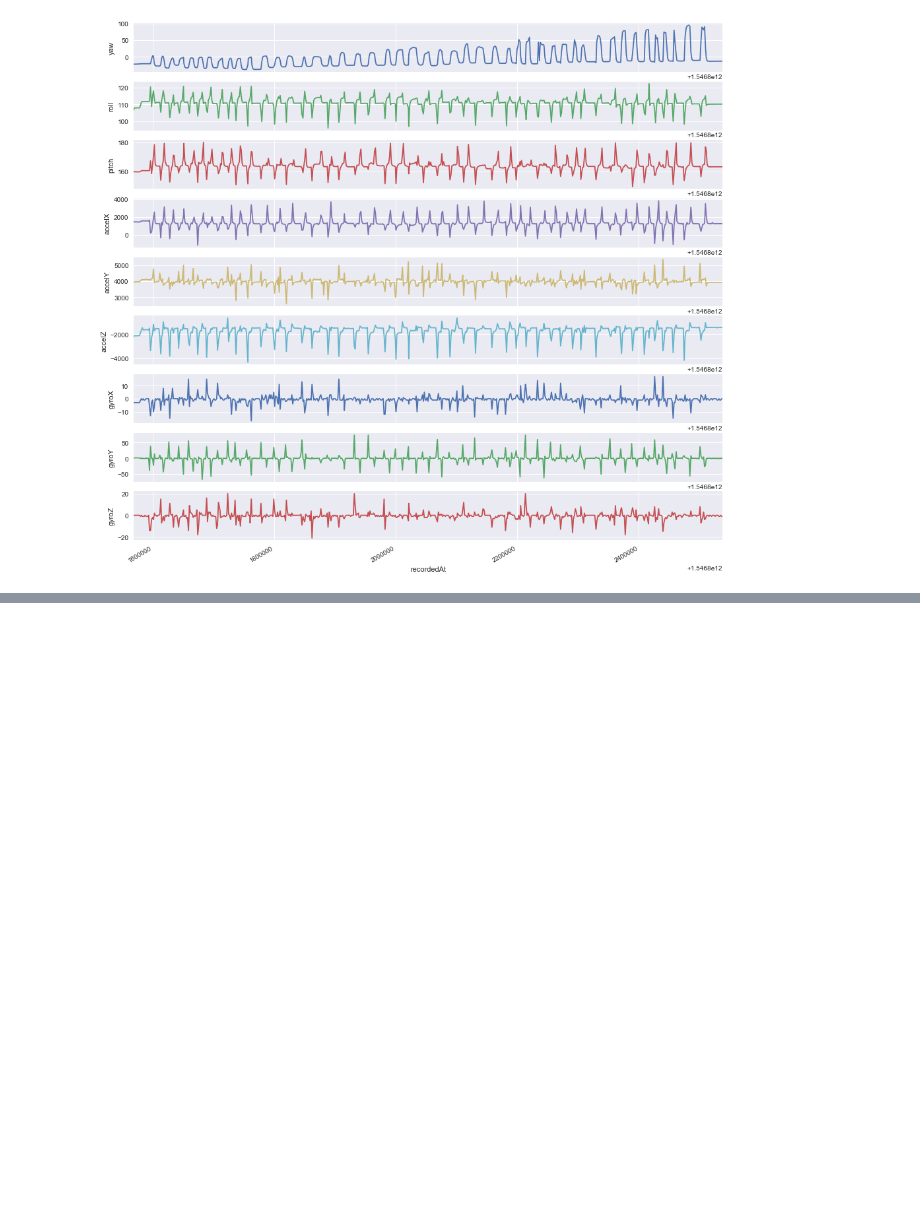
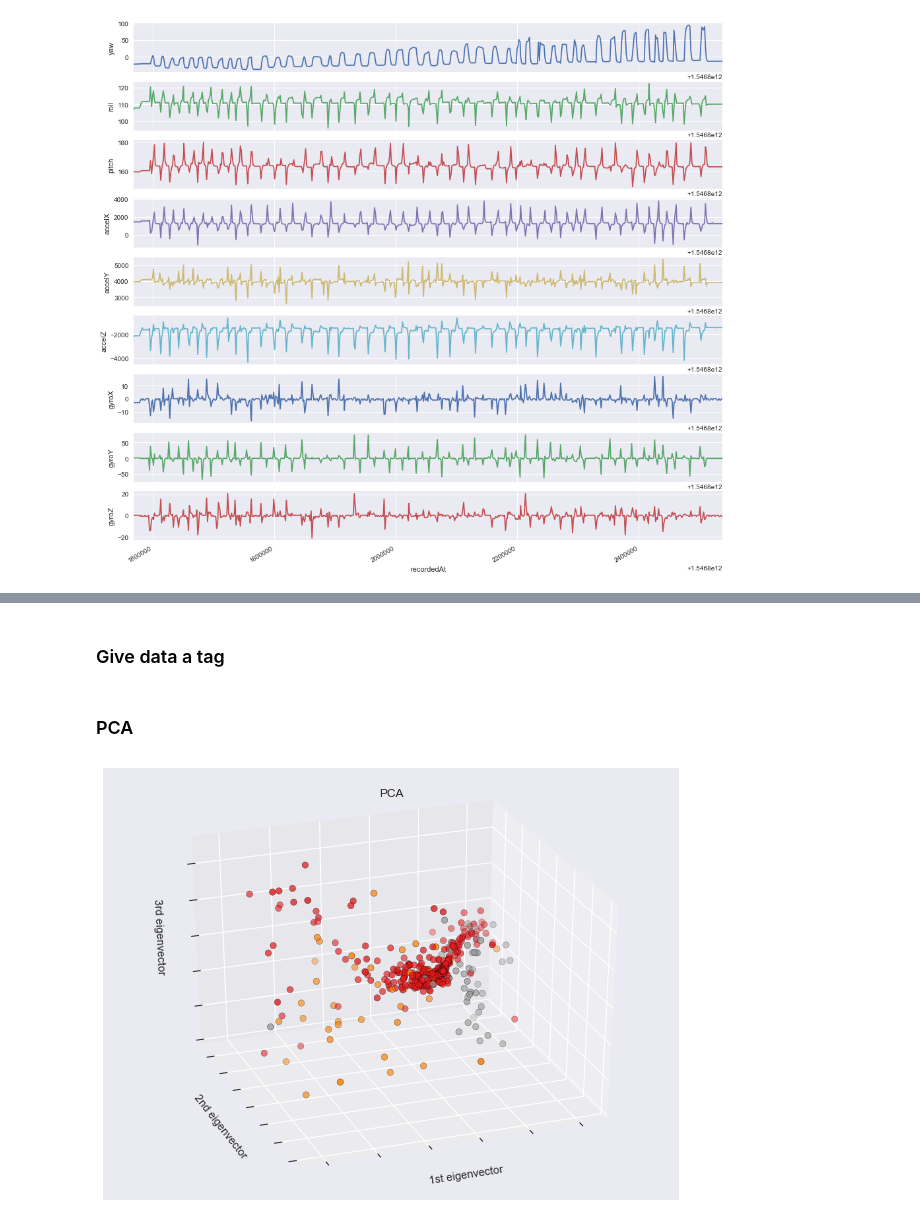
Before and after one commit to yuly830914/iot_Project, a Jupyter notebook: read_mcs.ipynb, the cells around one changed output, grey strips where cells are left out. Saved outputs shown, nothing was run; the diff lists cells and outputs as text; code cells hidden in the pictures; blank space fills up the shorter version.

```diff
--- a/read_mcs.ipynb
+++ b/read_mcs.ipynb
@@ -273,0 +297,28 @@ for x in range(0,plot.size):
+# %% [markdown]
+### Give data a tag
+# %%
+df['label'] = 0
+df.loc[df.gyroY > df.gyroY.std(), 'label'] = 1
+df.loc[df.gyroY < -df.gyroY.std(), 'label'] = 2
+# %% [markdown]
+### PCA
+# %%
+X = np.matrix(df.drop(['recordedAt'], axis=1))
+Y = np.array(df['label'])
+
+fig = plt.figure(1, figsize=(8, 6))
+ax = Axes3D(fig, elev=-150, azim=110)
+
+X_reduced = PCA(n_components=3).fit_transform(X)
+ax.scatter(X_reduced[:, 0], X_reduced[:, 1], X_reduced[:, 2], c=Y,
+           cmap=plt.cm.Set1, edgecolor='k', s=40)
+ax.set_title("PCA")
+ax.set_xlabel("1st eigenvector")
+ax.w_xaxis.set_ticklabels([])
+ax.set_ylabel("2nd eigenvector")
+ax.w_yaxis.set_ticklabels([])
+ax.set_zlabel("3rd eigenvector")
+ax.w_zaxis.set_ticklabels([])
+plt.show()
+# %% [output]
+[figure, added]
```
Also changed, not shown: parts of 18 cells of this notebook.
